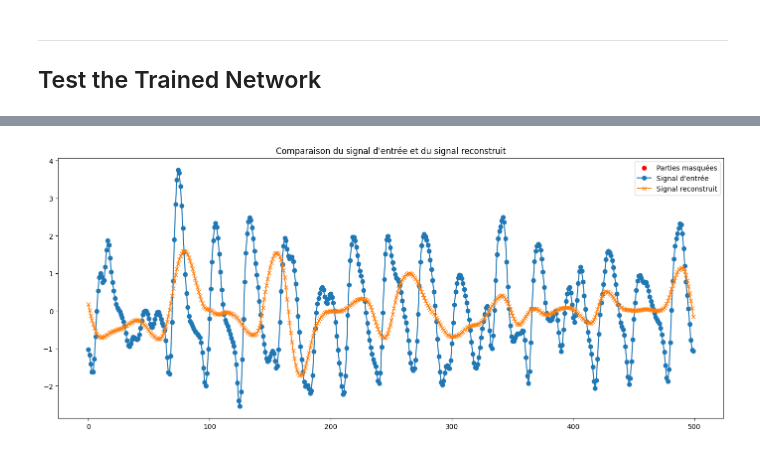
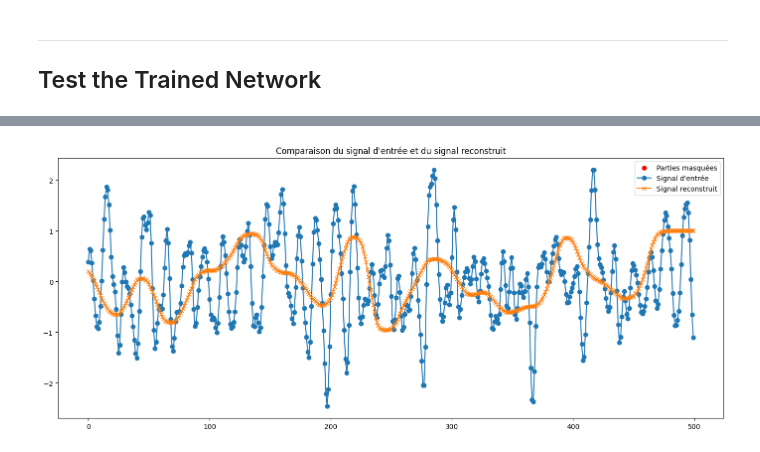
Before and after one commit to deubn31/PTI-Analyse-Classification-de-signaux-EEG, a Jupyter notebook: PainAttnNet_Implementation copy.ipynb, the cells around one changed output, grey strips where cells are left out. Saved outputs shown, nothing was run; the diff lists cells and outputs as text; code cells hidden in the pictures.

```diff
--- a/PainAttnNet_Implementation copy.ipynb
+++ b/PainAttnNet_Implementation copy.ipynb
@@ -290,7 +295,7 @@ val_data = torch.utils.data.ConcatDataset(val_data_list)
 test_data = torch.utils.data.ConcatDataset(test_data_list)
 
 # Create DataLoaders
-batch_size = 32  # taille du batch
+batch_size = 1  # taille du batch
 train_loader = DataLoader(train_data, batch_size=batch_size, shuffle=True)
 valid_loader = DataLoader(val_data, batch_size=batch_size, shuffle=False)
 test_loader = DataLoader(test_data, batch_size=batch_size, shuffle=False)
@@ -1328,6 +1349,12 @@ with torch.no_grad():
 test_loss = test_loss / len(valid_loader.dataset)
 print('Test Loss: {:.6f}\n'.format(test_loss))
 
+# Prendre un batch au hasard dans Valid_loader
+random_index = np.random.randint(0, len(valid_loader))
+for i, batch_data in enumerate(valid_loader):
+    if i == random_index:
+        x_masked, mask, x_original, _ = [item.to(device).float() for item in batch_data]
+
 # Afficher un signal d'entrée au hasard et sa reconstruction
 random_index = np.random.randint(0, x_original.shape[0])
 input_signal = x_original[random_index].squeeze().cpu().numpy()
@@ -1354 +1381 @@ Test Loss: 0.625459
-[figure, old version]
+[figure, new version]
```
Also changed, not shown: parts of 9 cells of this notebook.
